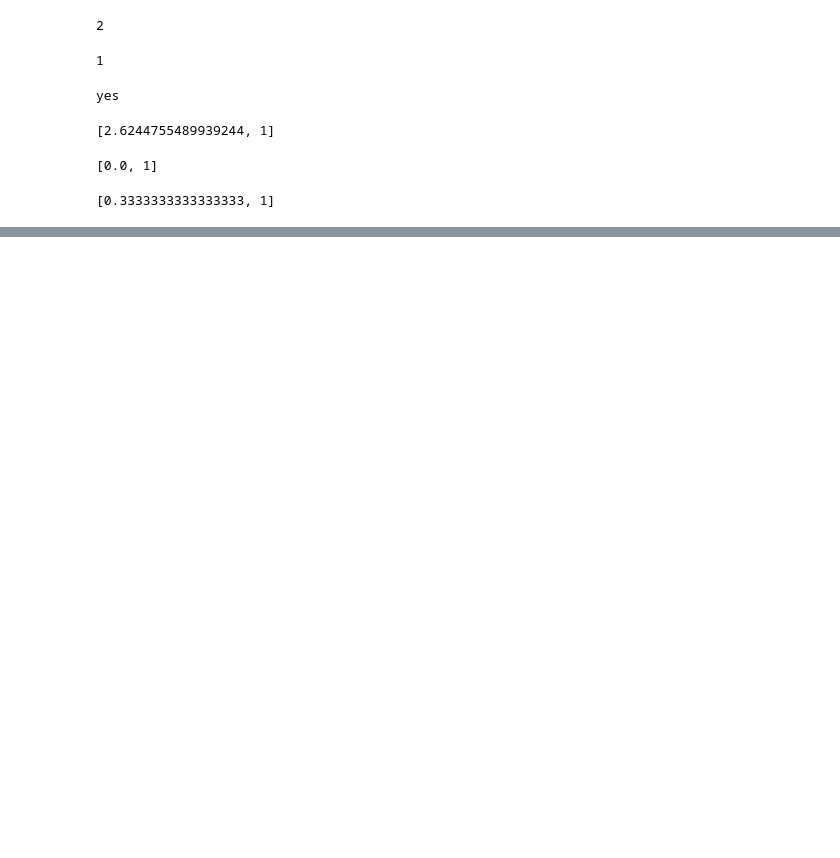
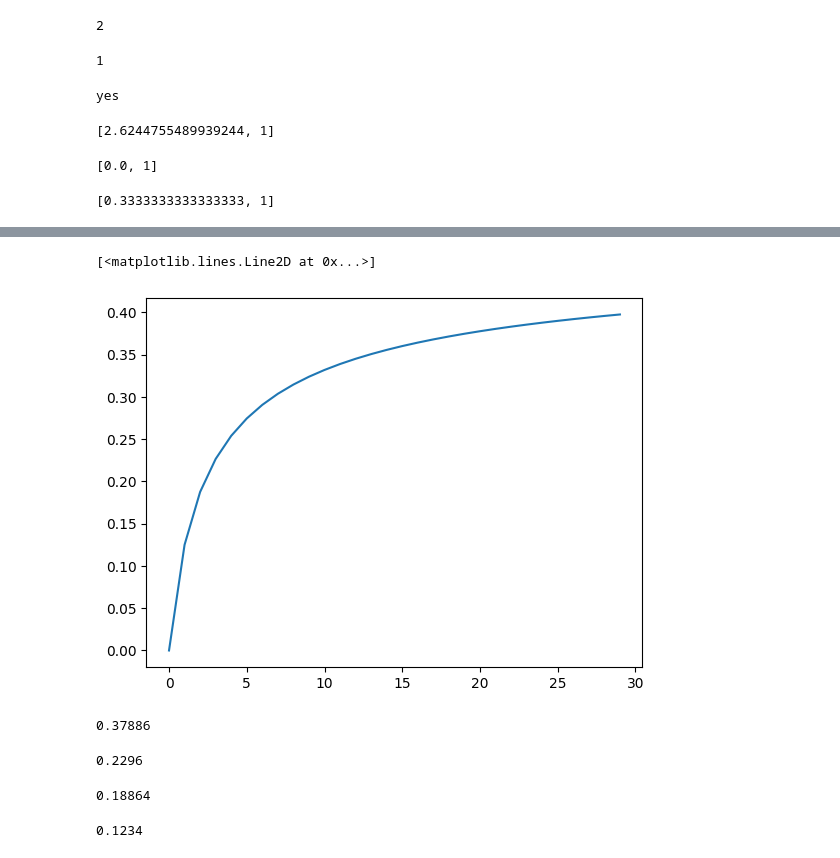
Before and after one commit to maxkskhor/Testing, a Jupyter notebook: q1.ipynb, the cells around one changed output, grey strips where cells are left out. Cells and saved outputs as stored; diff of their text form; code cells hidden in the pictures; blank space fills up the shorter version.

```diff
--- a/q1.ipynb
+++ b/q1.ipynb
@@ -231,0 +268,25 @@ pi
+# %%
+sol=[]
+for i in range(30):
+    sol.append(answer(i))
+
+plt.plot(sol)
+# %% [output]
+[<matplotlib.lines.Line2D at 0x...>]
+[figure, added]
+# %%
+cointoss(20, 100000)
+# %% [output]
+0.37886
+# %%
+cointoss(3,10000)
+# %% [output]
+0.2296
+# %%
+cointoss(2,100000)
+# %% [output]
+0.18864
+# %%
+cointoss(1, 100000)
+# %% [output]
+0.1234
```
Also changed, not shown: parts of 18 cells of this notebook, 1 other file.
